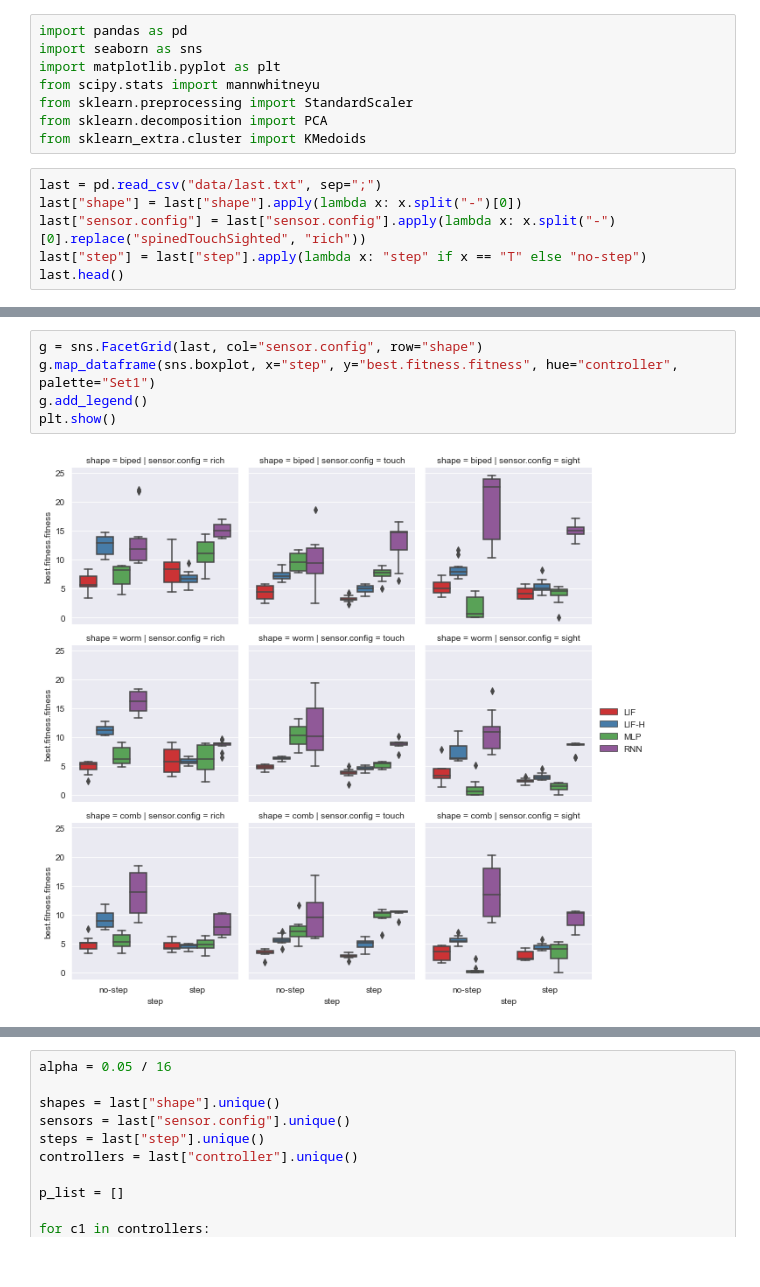
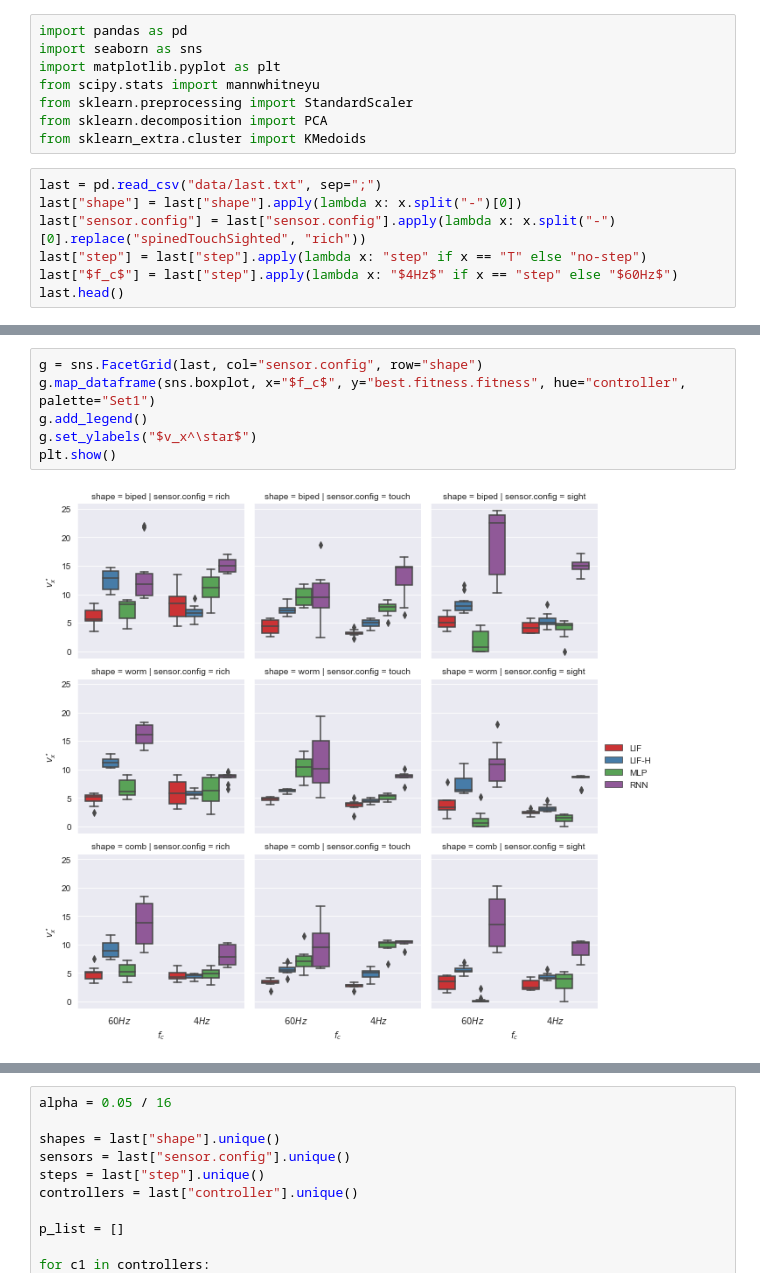
Before and after one commit to giorgia-nadizar/NeuralModelsVSR, a Jupyter notebook: results/data_analysis.ipynb, the cells around one changed output, grey strips where cells are left out. Drawn from its saved outputs; the diff is of its cells as text.

```diff
--- a/results/data_analysis.ipynb
+++ b/results/data_analysis.ipynb
@@ -13,6 +13,7 @@ last = pd.read_csv("data/last.txt", sep=";")
 last["shape"] = last["shape"].apply(lambda x: x.split("-")[0])
 last["sensor.config"] = last["sensor.config"].apply(lambda x: x.split("-")[0].replace("spinedTouchSighted", "rich"))
 last["step"] = last["step"].apply(lambda x: "step" if x == "T" else "no-step")
+last["$f_c$"] = last["step"].apply(lambda x: "$4Hz$" if x == "step" else "$60Hz$")
 last.head()
 # %% [output]
 |  | experiment.name | seed | terrain | shape | sensor.config | mapper | transformation | solver | ... |
@@ -25,7 +26,8 @@ last.head()
 # %%
 g = sns.FacetGrid(last, col="sensor.config", row="shape")
-g.map_dataframe(sns.boxplot, x="step", y="best.fitness.fitness", hue="controller", palette="Set1")
+g.map_dataframe(sns.boxplot, x="$f_c$", y="best.fitness.fitness", hue="controller", palette="Set1")
 g.add_legend()
+g.set_ylabels("$v_x^\star$")
 plt.show()
 # %% [output]
-[figure, old version]
+[figure, new version]
```
Also changed, not shown: parts of 10 cells of this notebook.
